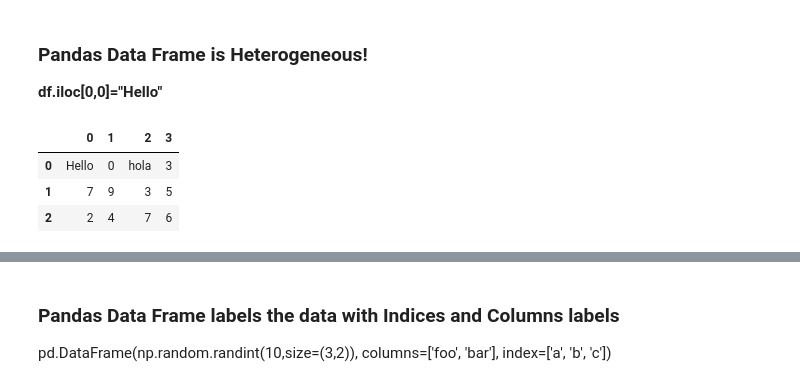
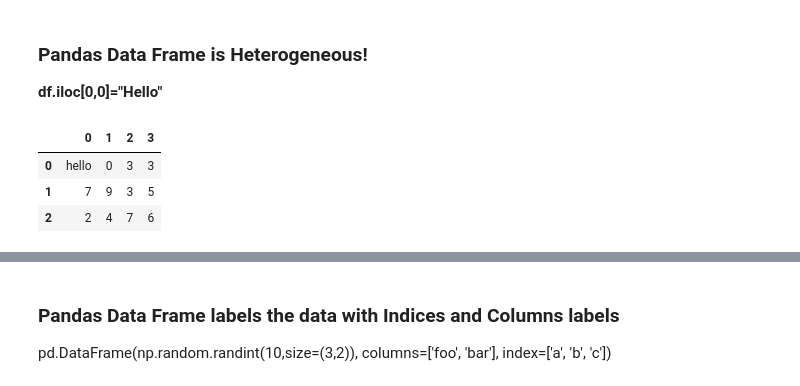
Before and after one commit to MLB-95/IH_LABS, a Jupyter notebook: LABS/week1/RH_Pandas_Data_Frame_General-Part_1.ipynb, the cells around one changed output, grey strips where cells are left out. Cells and saved outputs as stored; diff of their text form; code cells hidden in the pictures.

```diff
--- a/LABS/week1/RH_Pandas_Data_Frame_General-Part_1.ipynb
+++ b/LABS/week1/RH_Pandas_Data_Frame_General-Part_1.ipynb
@@ -121,13 +121,13 @@ Data Frame formed by 2D Array
 ### Pandas Data Frame is Heterogeneous!
 **df.iloc[0,0]="Hello"**
 # %%
-df.iloc[0,0]="Hello"
+df.iloc[0,0]= "hello"
 df
 
-df.iloc[0,2] = "hola"
+df.iloc[0,2] = 3
 df
 # %% [output]
 |  | 0 | 1 | 2 | 3 |
-| 0 | Hello | 0 | hola | 3 |
+| 0 | hello | 0 | 3 | 3 |
 | 1 | 7 | 9 | 3 | 5 |
 | 2 | 2 | 4 | 7 | 6 |
```
Also changed, not shown: parts of 42 cells of this notebook.
